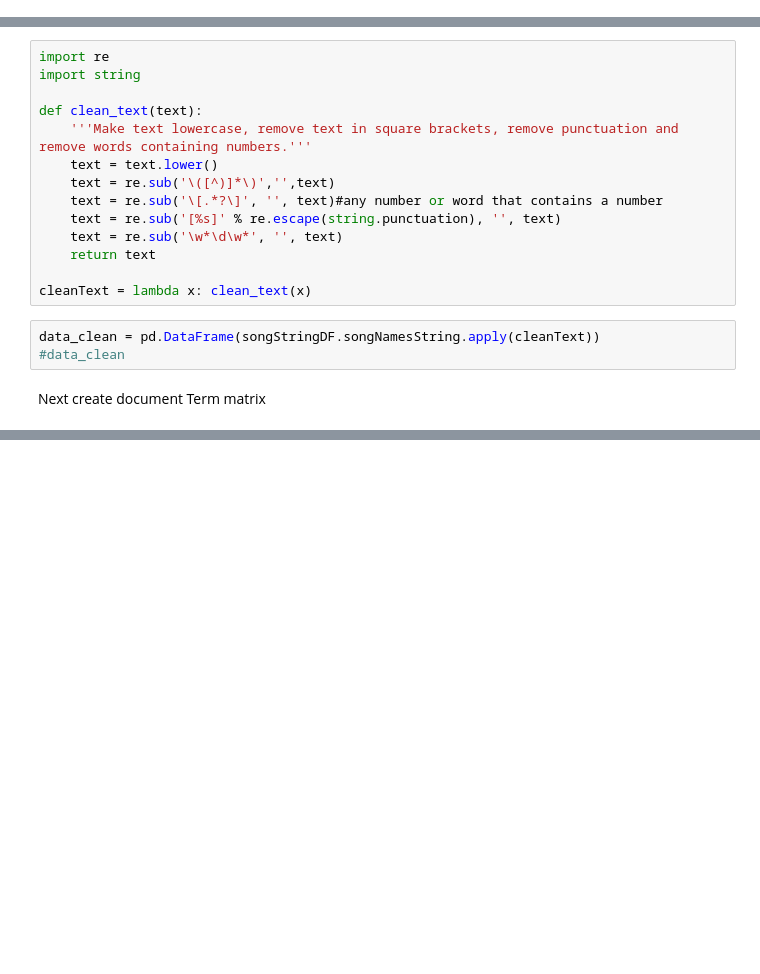
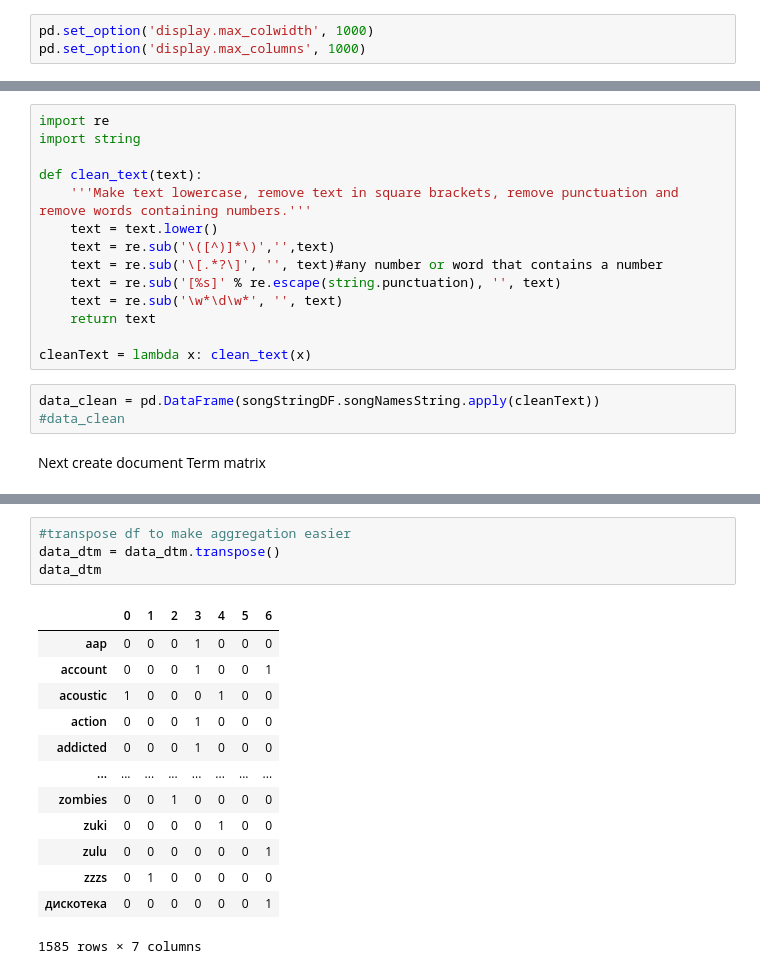
Before and after one commit to John3Baskerville/SpotifyClustering, a Jupyter notebook: Juypter Notebooks/NLP Topic Generation Spotify Songs.ipynb, the cells around one changed output, grey strips where cells are left out. Saved outputs shown, nothing was run; the diff lists cells and outputs as text; blank space fills up the shorter version.

```diff
--- a/Juypter Notebooks/NLP Topic Generation Spotify Songs.ipynb
+++ b/Juypter Notebooks/NLP Topic Generation Spotify Songs.ipynb
@@ -21,4 +23,7 @@ songStringDF = pd.DataFrame.from_dict(songDict, orient='index')
 songStringDF.columns=['songNamesString']
 # %% [markdown]
 Corpus (one body of text for each cluster)
+# %%
+pd.set_option('display.max_colwidth', 1000)
+pd.set_option('display.max_columns', 1000)
 # %%
@@ -76,0 +81,18 @@ data_dtm
+# %%
+#transpose df to make aggregation easier
+data_dtm = data_dtm.transpose()
+data_dtm
+# %% [output]
+|  | 0 | 1 | 2 | 3 | 4 | 5 | 6 |
+| aap | 0 | 0 | 0 | 1 | 0 | 0 | 0 |
+| account | 0 | 0 | 0 | 1 | 0 | 0 | 1 |
+| acoustic | 1 | 0 | 0 | 0 | 1 | 0 | 0 |
+| action | 0 | 0 | 0 | 1 | 0 | 0 | 0 |
+| addicted | 0 | 0 | 0 | 1 | 0 | 0 | 0 |
+| ... | ... | ... | ... | ... | ... | ... | ... |
+| zombies | 0 | 0 | 1 | 0 | 0 | 0 | 0 |
+| zuki | 0 | 0 | 0 | 0 | 1 | 0 | 0 |
+| zulu | 0 | 0 | 0 | 0 | 0 | 0 | 1 |
+| zzzs | 0 | 1 | 0 | 0 | 0 | 0 | 0 |
+| дискотека | 0 | 0 | 0 | 0 | 0 | 0 | 1 |
+1585 rows × 7 columns
```
Also changed, not shown: parts of 16 cells of this notebook.
